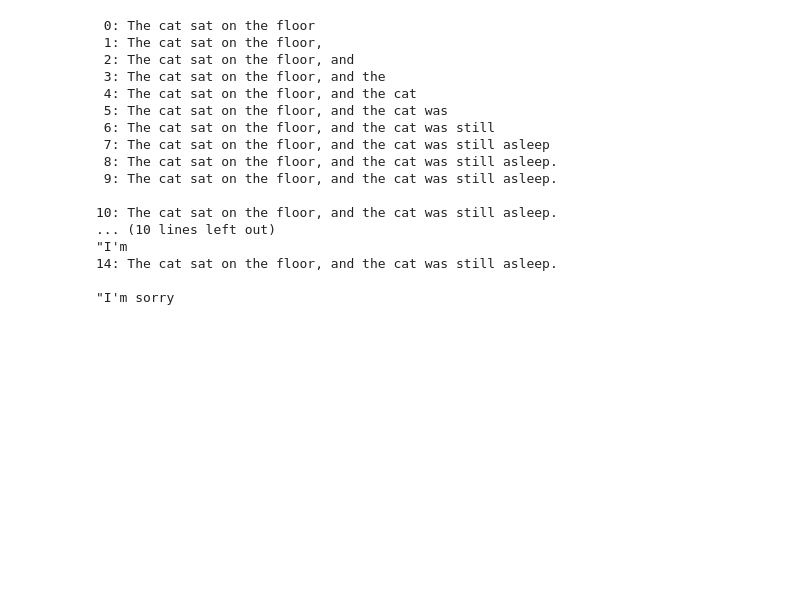
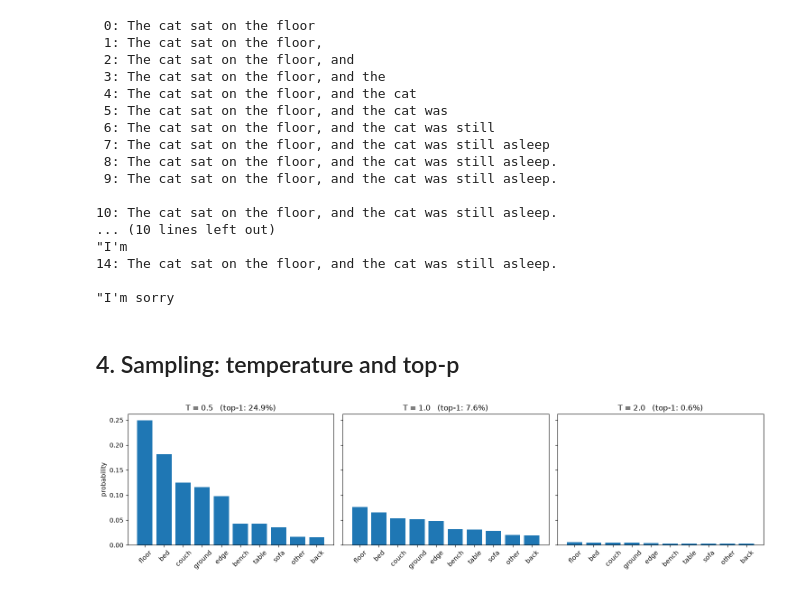
Before and after one commit to kardi06/math-for-llm, a Jupyter notebook: transformers-playground.ipynb, the cells around one changed output. Cells and saved outputs as stored; diff of their text form; code cells hidden in the pictures; blank space fills up the shorter version.

Commit message:
Add sampling experiments: temperature, top-p, and nucleus size

```diff
--- a/transformers-playground.ipynb
+++ b/transformers-playground.ipynb
@@ -147,3 +147,22 @@ for step in range(15):
 14: The cat sat on the floor, and the cat was still asleep.
 
 "I'm sorry
+# %% [markdown]
+## 4. Sampling: temperature and top-p
+# %%
+import matplotlib.pyplot as plt
+
+top_ids = torch.topk(last_logits, 10).indices
+labels = [tok.decode(i) for i in top_ids]
+
+fig, axes = plt.subplots(1, 3, figsize=(15, 4), sharey=True)
+for ax, T in zip(axes, [0.5, 1.0, 2.0]):
+    p = torch.softmax(last_logits / T, dim=-1)
+    ax.bar(labels, p[top_ids].numpy())
+    ax.set_title(f"T = {T}   (top-1: {p.max():.1%})")
+    ax.tick_params(axis="x", rotation=45)
+axes[0].set_ylabel("probability")
+plt.tight_layout()
+plt.show()
+# %% [output]
+[figure, added]
```
Also changed, not shown: parts of 4 cells of this notebook.
